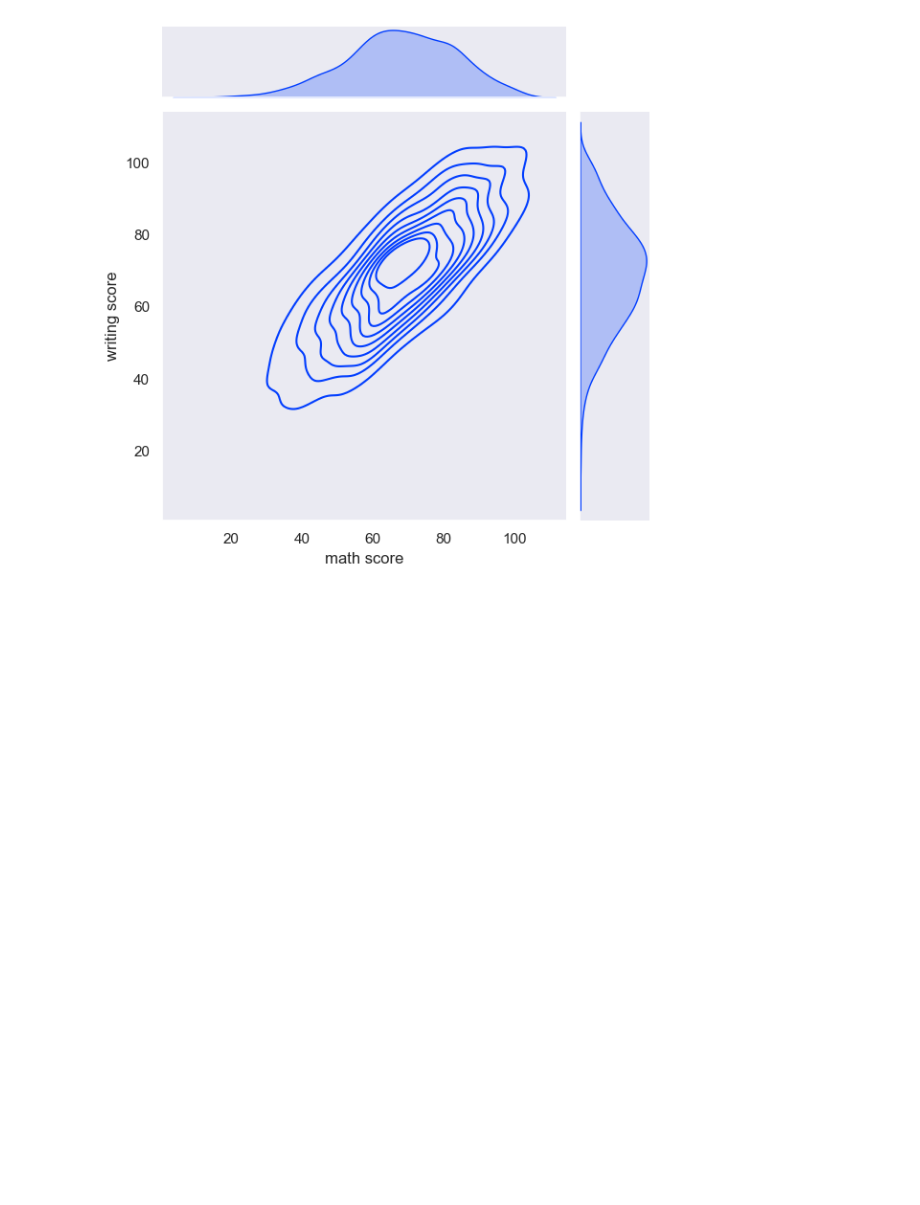
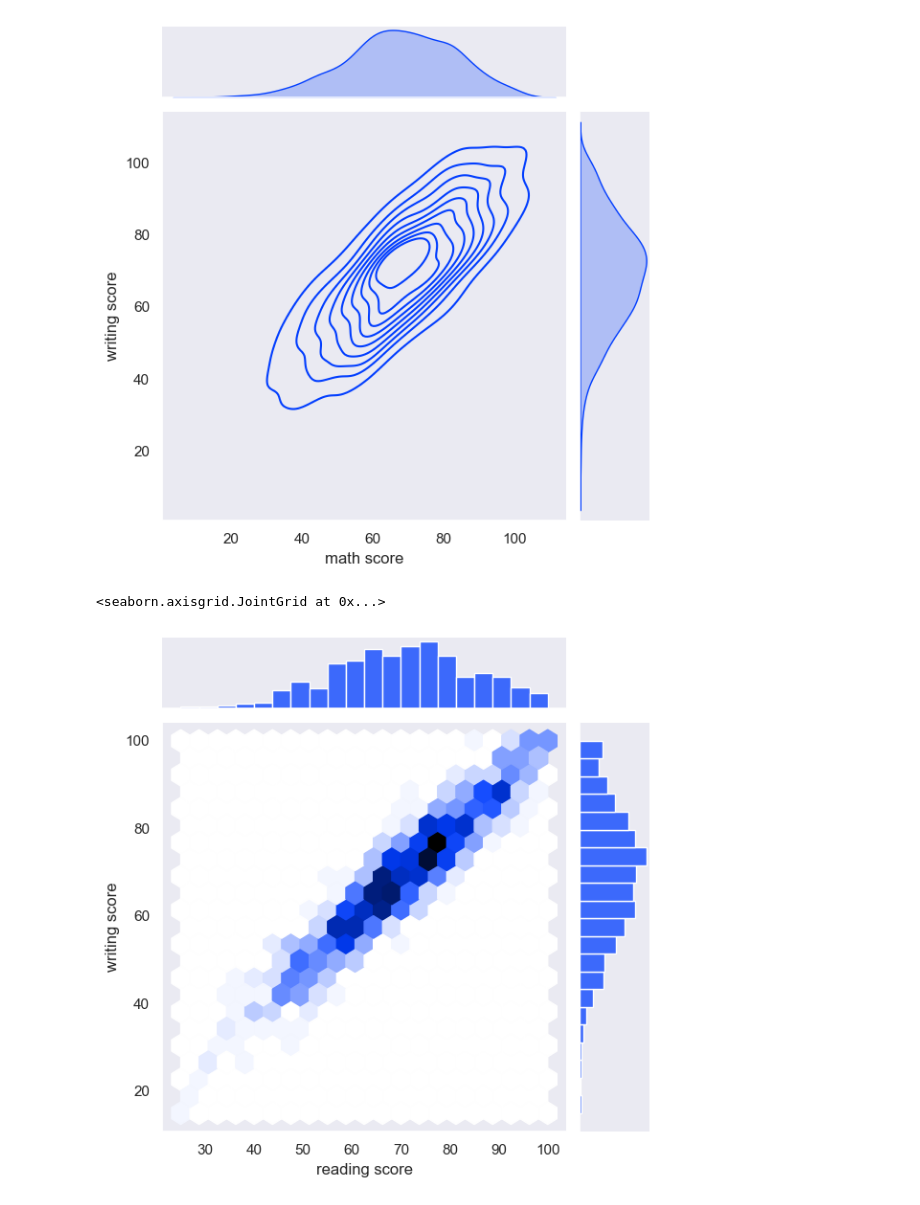
Before and after one commit to DanielPopoola/data-science-projects, a Jupyter notebook: Student-Performance-Prediction.ipynb, the cells around one changed output. Saved outputs shown, nothing was run; the diff lists cells and outputs as text; code cells hidden in the pictures; blank space fills up the shorter version.

Commit message:
Further use of jointplots

```diff
--- a/Student-Performance-Prediction.ipynb
+++ b/Student-Performance-Prediction.ipynb
@@ -234,3 +234,8 @@ This will become an error in seaborn v0.14.0; please update your code.
 
   func(y=self.y, ax=self.ax_marg_y, **kwargs)
 [figure]
+# %%
+sns.jointplot(data=data,x='reading score',y='writing score',kind='hex')
+# %% [output]
+<seaborn.axisgrid.JointGrid at 0x...>
+[figure, added]
```
